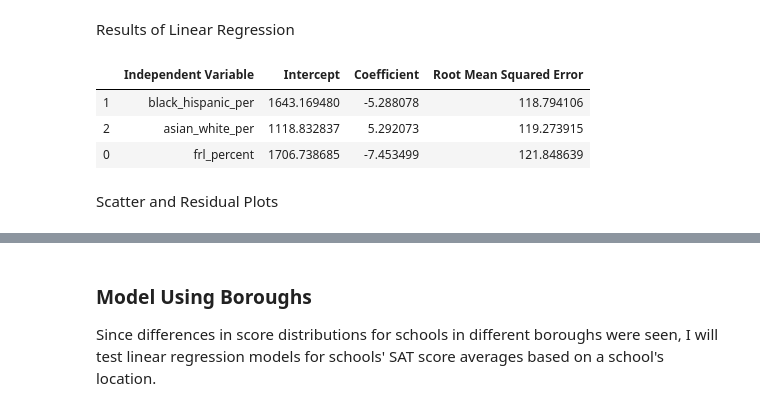
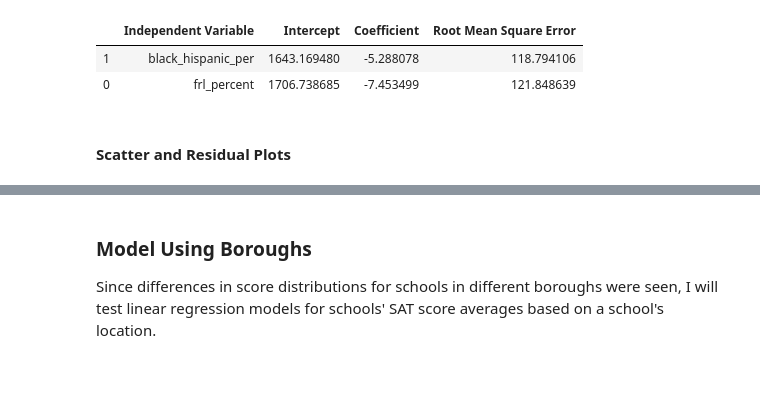
Before and after one commit to jacquelinekclee/data_cleaning_exploration_nyc_schools_sat, a Jupyter notebook: linear_regression_sat_ny.ipynb, the cells around one changed output, grey strips where cells are left out. Saved outputs shown, nothing was run; the diff lists cells and outputs as text; code cells hidden in the pictures; blank space fills up the shorter version.

```diff
--- a/linear_regression_sat_ny.ipynb
+++ b/linear_regression_sat_ny.ipynb
@@ -96,17 +110,13 @@ RMSE:  119.27391468508849
+# %%
+linear_regression_results = (pd.DataFrame(
+    data={'Independent Variable':x_columns, 'Intercept':intercepts, 'Coefficient':coefs, 'Root Mean Square Error':rmses}))
+linear_regression_results.sort_values('Root Mean Square Error')
+# %% [output]
+|  | Independent Variable | Intercept | Coefficient | Root Mean Square Error |
+| 1 | black_hispanic_per | 1643.169480 | -5.288078 | 118.794106 |
+| 0 | frl_percent | 1706.738685 | -7.453499 | 121.848639 |
 # %% [markdown]
-<a class="anchor" id="results"></a>
-Results of Linear Regression
+<a class="anchor" id="scatter"></a>
+#### Scatter and Residual Plots
-# %%
-linear_regression_results = (pd.DataFrame(
-    data={'Independent Variable':x_columns, 'Intercept':intercepts, 'Coefficient':coefs, 'Root Mean Squared Error':rmses}))
-linear_regression_results.sort_values('Root Mean Squared Error')
-# %% [output]
-|  | Independent Variable | Intercept | Coefficient | Root Mean Squared Error |
-| 1 | black_hispanic_per | 1643.169480 | -5.288078 | 118.794106 |
-| 2 | asian_white_per | 1118.832837 | 5.292073 | 119.273915 |
-| 0 | frl_percent | 1706.738685 | -7.453499 | 121.848639 |
-# %% [markdown]
-<a class="anchor" id="scatter"></a>
-Scatter and Residual Plots
 # %%
 (sns.lmplot(x='black_hispanic_per', y='SAT Composite Avg. Raw Score', data=sat_demos,
```
Also changed, not shown: parts of 16 cells of this notebook.
